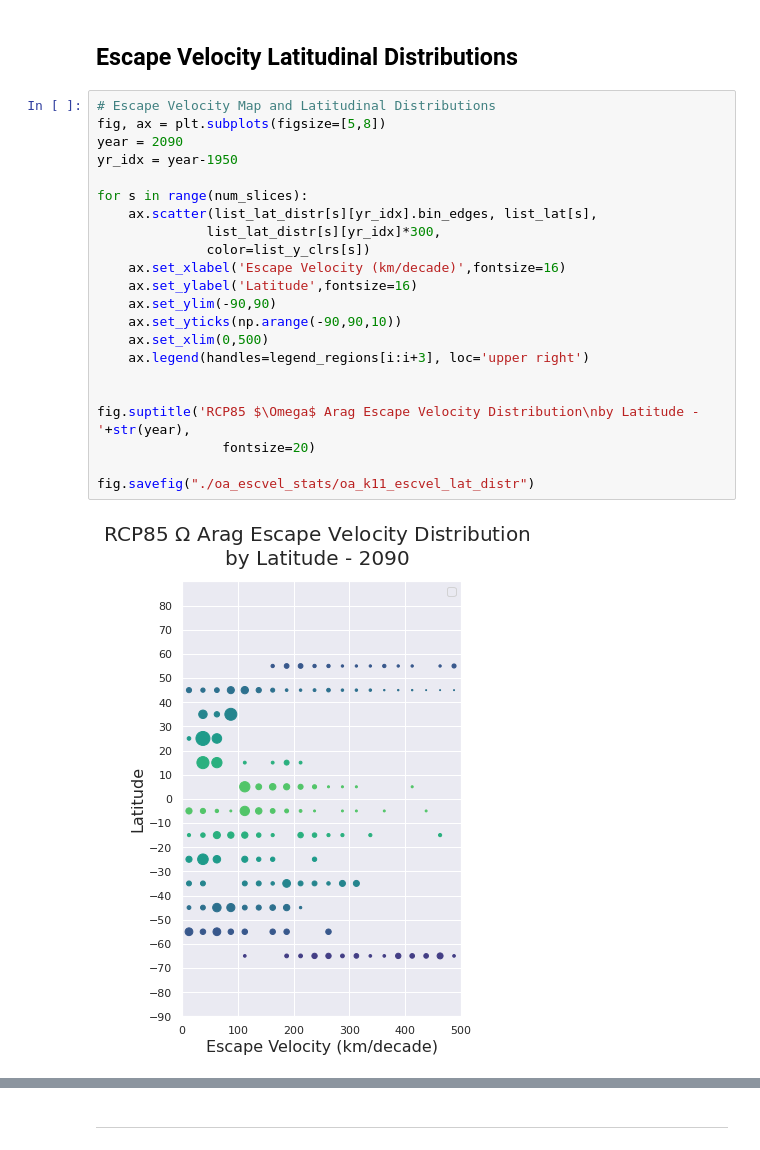
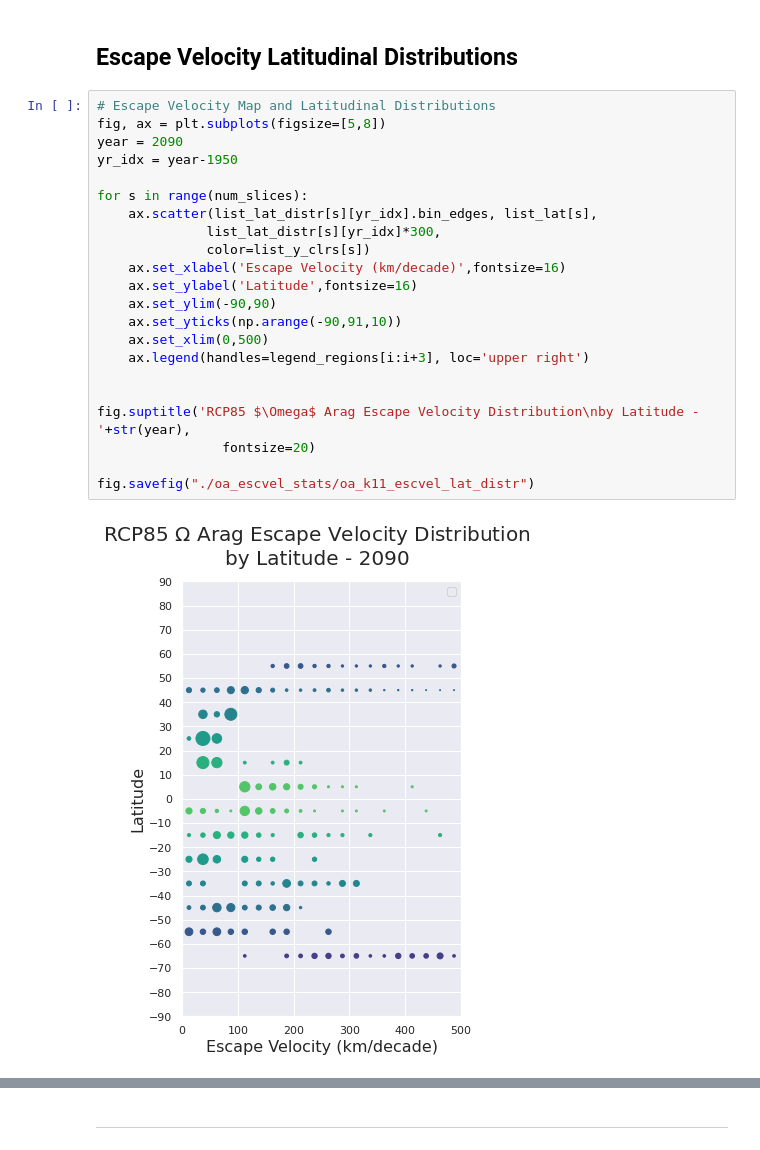
Before and after one commit to chazbethelbrescia/pei2020, a Jupyter notebook: notebooks/Climate_Envelopes/oa_rcp85_k11_escvel.ipynb, the cells around one changed output, grey strips where cells are left out. Cells and saved outputs as stored; diff of their text form.

Commit message:
Plots for escape velocity variability

```diff
--- a/notebooks/Climate_Envelopes/oa_rcp85_k11_escvel.ipynb
+++ b/notebooks/Climate_Envelopes/oa_rcp85_k11_escvel.ipynb
@@ -1021,27 +1021,27 @@ for s in range(num_slices):
 # %%
 # Escape Velocity Map and Latitudinal Distributions
 fig, ax = plt.subplots(figsize=[5,8])
 year = 2090
 yr_idx = year-1950
 
 for s in range(num_slices):
     ax.scatter(list_lat_distr[s][yr_idx].bin_edges, list_lat[s],
               list_lat_distr[s][yr_idx]*300,
               color=list_y_clrs[s])
     ax.set_xlabel('Escape Velocity (km/decade)',fontsize=16)
     ax.set_ylabel('Latitude',fontsize=16)
     ax.set_ylim(-90,90)
-    ax.set_yticks(np.arange(-90,90,10))
+    ax.set_yticks(np.arange(-90,91,10))
     ax.set_xlim(0,500)
     ax.legend(handles=legend_regions[i:i+3], loc='upper right')
 
 
 fig.suptitle('RCP85 $\Omega$ Arag Escape Velocity Distribution\nby Latitude - '+str(year),
                 fontsize=20)
 
 fig.savefig("./oa_escvel_stats/oa_k11_escvel_lat_distr")
 # %% [output]
-[figure, old version]
+[figure, new version]
 # %%
 # Escape Velocity Map and Latitudinal Distributions
 fig, ax = plt.subplots(figsize=[5,8])
```
Also changed, not shown: parts of 1 cell of this notebook, 2 other files.
